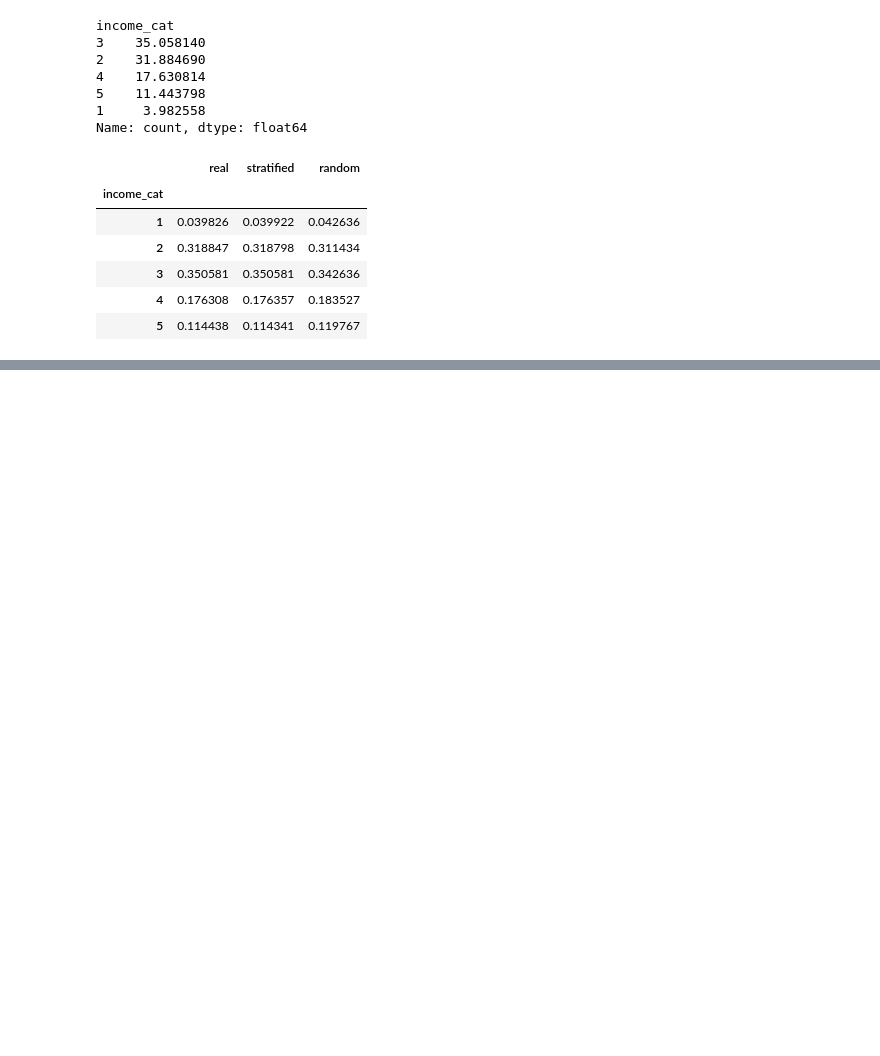
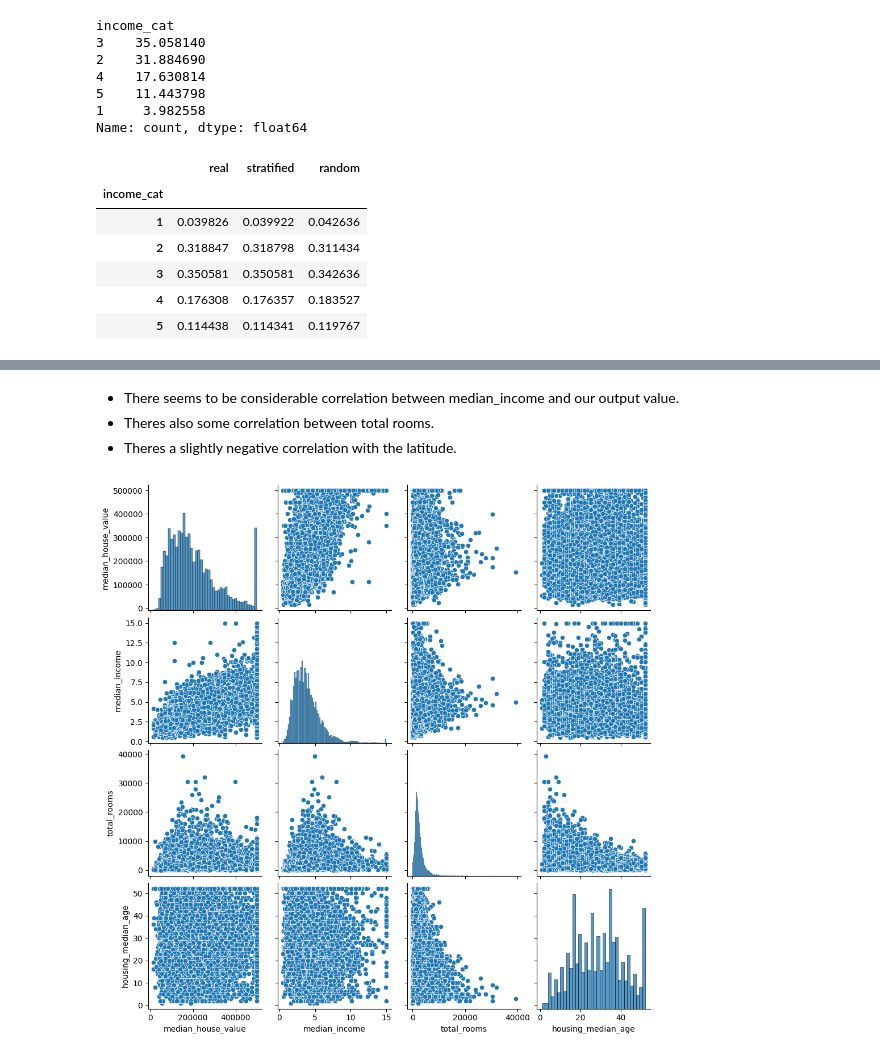
Before and after one commit to SDCaFlo/ML-HandsOn, a Jupyter notebook: Chapter 2/end-to-end.ipynb, the cells around one changed output, grey strips where cells are left out. Cells and saved outputs as stored; diff of their text form; code cells hidden in the pictures; blank space fills up the shorter version.

```diff
--- a/Chapter 2/end-to-end.ipynb
+++ b/Chapter 2/end-to-end.ipynb
@@ -179,0 +253,11 @@ pd.DataFrame({
+# %% [markdown]
+- There seems to be considerable correlation between median_income and our output value.
+- Theres also some correlation between total rooms.
+- Theres a slightly negative correlation with the latitude.
+# %%
+# Another way, Visual correlation
+attributes = ['median_house_value', 'median_income', 'total_rooms', 'housing_median_age']
+sns.pairplot(housing[attributes])
+plt.show()
+# %% [output]
+[figure, added]
```
Also changed, not shown: parts of 18 cells of this notebook.
